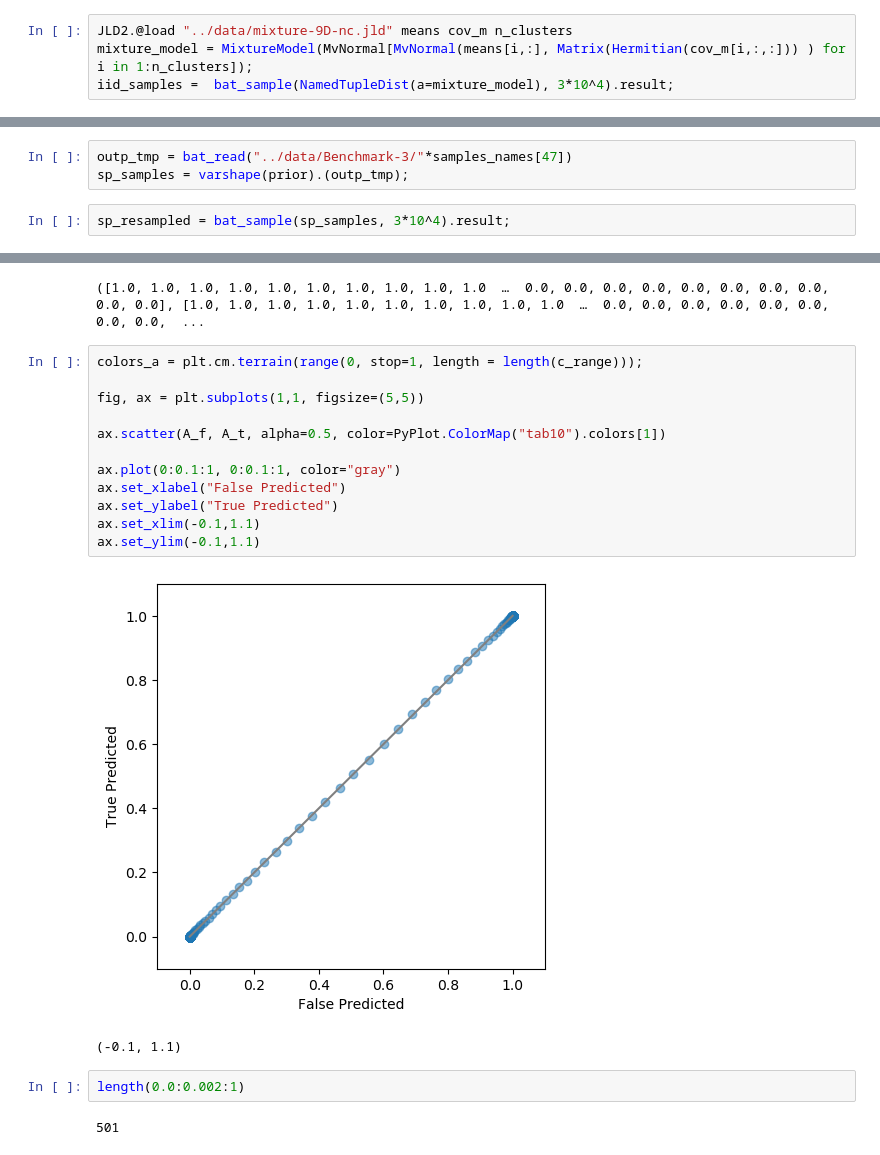
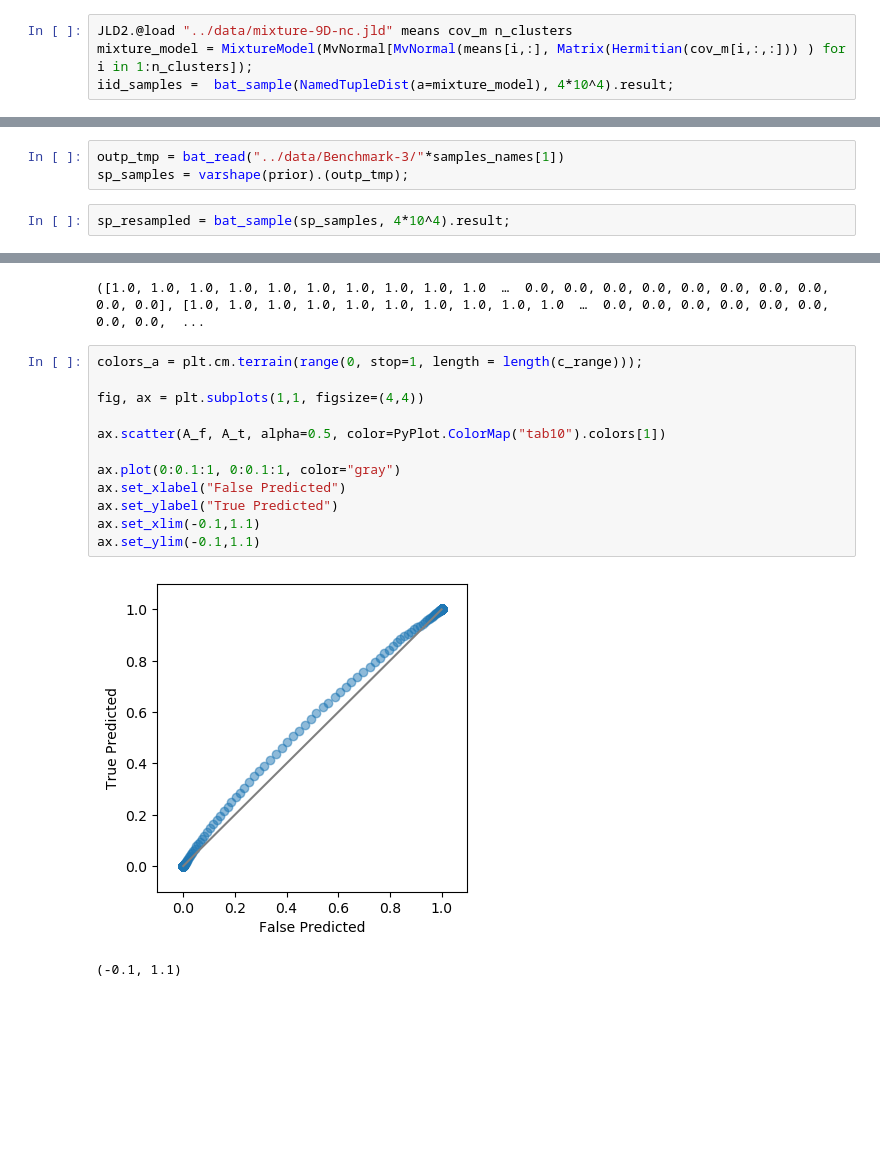
Before and after one commit to VasylHafych/Parallel_Sampling, a Jupyter notebook: notebooks/9-Classification.ipynb, the cells around one changed output, grey strips where cells are left out. Saved outputs shown, nothing was run; the diff lists cells and outputs as text; blank space fills up the shorter version.

```diff
--- a/notebooks/9-Classification.ipynb
+++ b/notebooks/9-Classification.ipynb
@@ -39,7 +39,7 @@ prior = NamedTupleDist(a = [Uniform(-100,100) for i in 1:9]);
 # %%
 JLD2.@load "../data/mixture-9D-nc.jld" means cov_m n_clusters
 mixture_model = MixtureModel(MvNormal[MvNormal(means[i,:], Matrix(Hermitian(cov_m[i,:,:])) ) for i in 1:n_clusters]);
-iid_samples =  bat_sample(NamedTupleDist(a=mixture_model), 3*10^4).result;
+iid_samples =  bat_sample(NamedTupleDist(a=mixture_model), 4*10^4).result;
 # %% [output]
 ┌ Info: Initializing new RNG of type Random123.Philox4x{UInt64,10}
 └ @ BAT /Users/vhafych/MPP-Server/gitrepos/BAT.jl/src/algotypes/bat_default.jl:44
@@ -52,8 +52,8 @@ samples_names[47]
 # %%
-outp_tmp = bat_read("../data/Benchmark-3/"*samples_names[47])
+outp_tmp = bat_read("../data/Benchmark-3/"*samples_names[1])
 sp_samples = varshape(prior).(outp_tmp);
 # %%
-sp_resampled = bat_sample(sp_samples, 3*10^4).result;
+sp_resampled = bat_sample(sp_samples, 4*10^4).result;
 # %% [output]
 ┌ Info: Initializing new RNG of type Random123.Philox4x{UInt64,10}
 └ @ BAT /Users/vhafych/MPP-Server/gitrepos/BAT.jl/src/algotypes/bat_default.jl:44
@@ -207,19 +216,15 @@ A_f, A_t = def_roc_vals(1, 2)
 # %%
 colors_a = plt.cm.terrain(range(0, stop=1, length = length(c_range)));
 
-fig, ax = plt.subplots(1,1, figsize=(5,5))
+fig, ax = plt.subplots(1,1, figsize=(4,4))
 
 ax.scatter(A_f, A_t, alpha=0.5, color=PyPlot.ColorMap("tab10").colors[1])
 
 ax.plot(0:0.1:1, 0:0.1:1, color="gray")
 ax.set_xlabel("False Predicted")
 ax.set_ylabel("True Predicted")
 ax.set_xlim(-0.1,1.1)
 ax.set_ylim(-0.1,1.1)
 # %% [output]
-[figure, old version]
+[figure, new version]
 (-0.1, 1.1)
-# %%
-length(0.0:0.002:1)
-# %% [output]
-501
```
Also changed, not shown: parts of 13 cells of this notebook, 11 other files.
